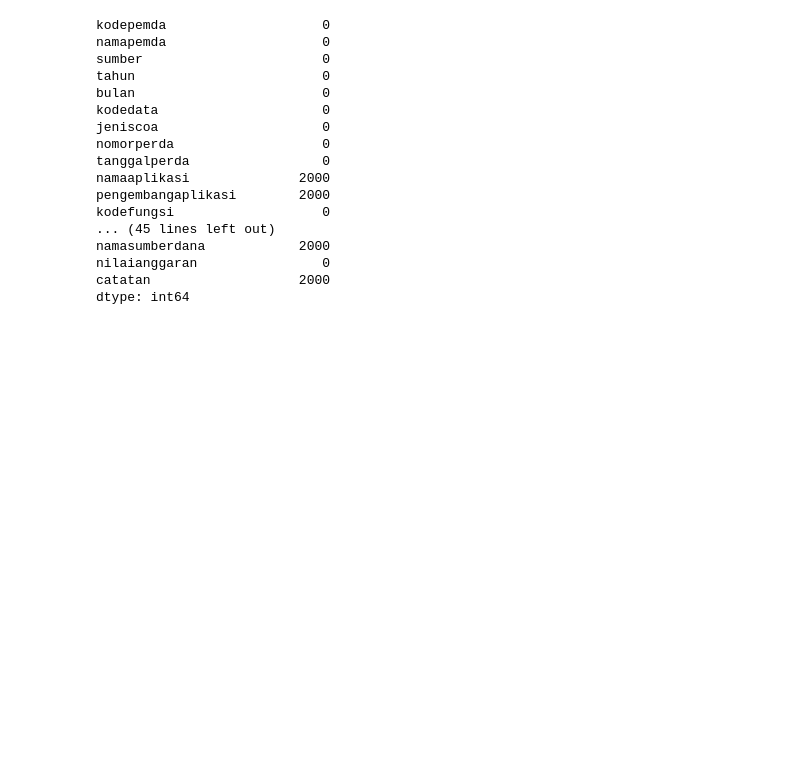
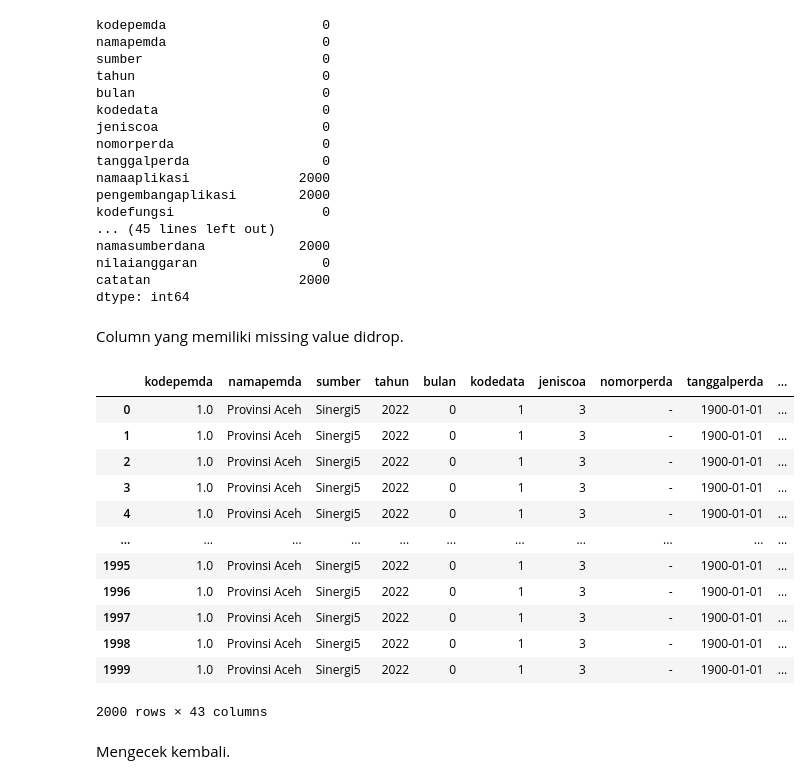
Before and after one commit to Diaaand/ML-Tubes, a Jupyter notebook: data.ipynb, the cells around one changed output. Saved outputs shown, nothing was run; the diff lists cells and outputs as text; code cells hidden in the pictures; blank space fills up the shorter version.

Commit message:
removed missing values

```diff
--- a/data.ipynb
+++ b/data.ipynb
@@ -80,3 +92,24 @@ namasumberdana            2000
 nilaianggaran                0
 catatan                   2000
 dtype: int64
+# %% [markdown]
+Column yang memiliki missing value didrop.
+# %%
+data2 = data.drop(['namaaplikasi', 'pengembangaplikasi', 'namasubfungsi',  'namaoutcome', 'satuanoutcome', 'namaoutput', 'satuanoutput', 'kodelokasi', 'namalokasi', 'kodeakunsubsubrinci', 'namaakunsubsubrinci', 'kodeakunsubsubsubrinci', 'namaakunsubsubsubrinci', 'satuan', 'kodesumberdana' , 'namasumberdana', 'catatan'], axis = 1)
+data2
+# %% [output]
+|  | kodepemda | namapemda | sumber | tahun | bulan | kodedata | jeniscoa | nomorperda | tanggalperda | ... |
+| 0 | 1.0 | Provinsi Aceh | Sinergi5 | 2022 | 0 | 1 | 3 | - | 1900-01-01 | ... |
+| 1 | 1.0 | Provinsi Aceh | Sinergi5 | 2022 | 0 | 1 | 3 | - | 1900-01-01 | ... |
+| 2 | 1.0 | Provinsi Aceh | Sinergi5 | 2022 | 0 | 1 | 3 | - | 1900-01-01 | ... |
+| 3 | 1.0 | Provinsi Aceh | Sinergi5 | 2022 | 0 | 1 | 3 | - | 1900-01-01 | ... |
+| 4 | 1.0 | Provinsi Aceh | Sinergi5 | 2022 | 0 | 1 | 3 | - | 1900-01-01 | ... |
+| ... | ... | ... | ... | ... | ... | ... | ... | ... | ... | ... |
+| 1995 | 1.0 | Provinsi Aceh | Sinergi5 | 2022 | 0 | 1 | 3 | - | 1900-01-01 | ... |
+| 1996 | 1.0 | Provinsi Aceh | Sinergi5 | 2022 | 0 | 1 | 3 | - | 1900-01-01 | ... |
+| 1997 | 1.0 | Provinsi Aceh | Sinergi5 | 2022 | 0 | 1 | 3 | - | 1900-01-01 | ... |
+| 1998 | 1.0 | Provinsi Aceh | Sinergi5 | 2022 | 0 | 1 | 3 | - | 1900-01-01 | ... |
+| 1999 | 1.0 | Provinsi Aceh | Sinergi5 | 2022 | 0 | 1 | 3 | - | 1900-01-01 | ... |
+2000 rows × 43 columns
+# %% [markdown]
+Mengecek kembali.
```
Also changed, not shown: parts of 3 cells of this notebook.
